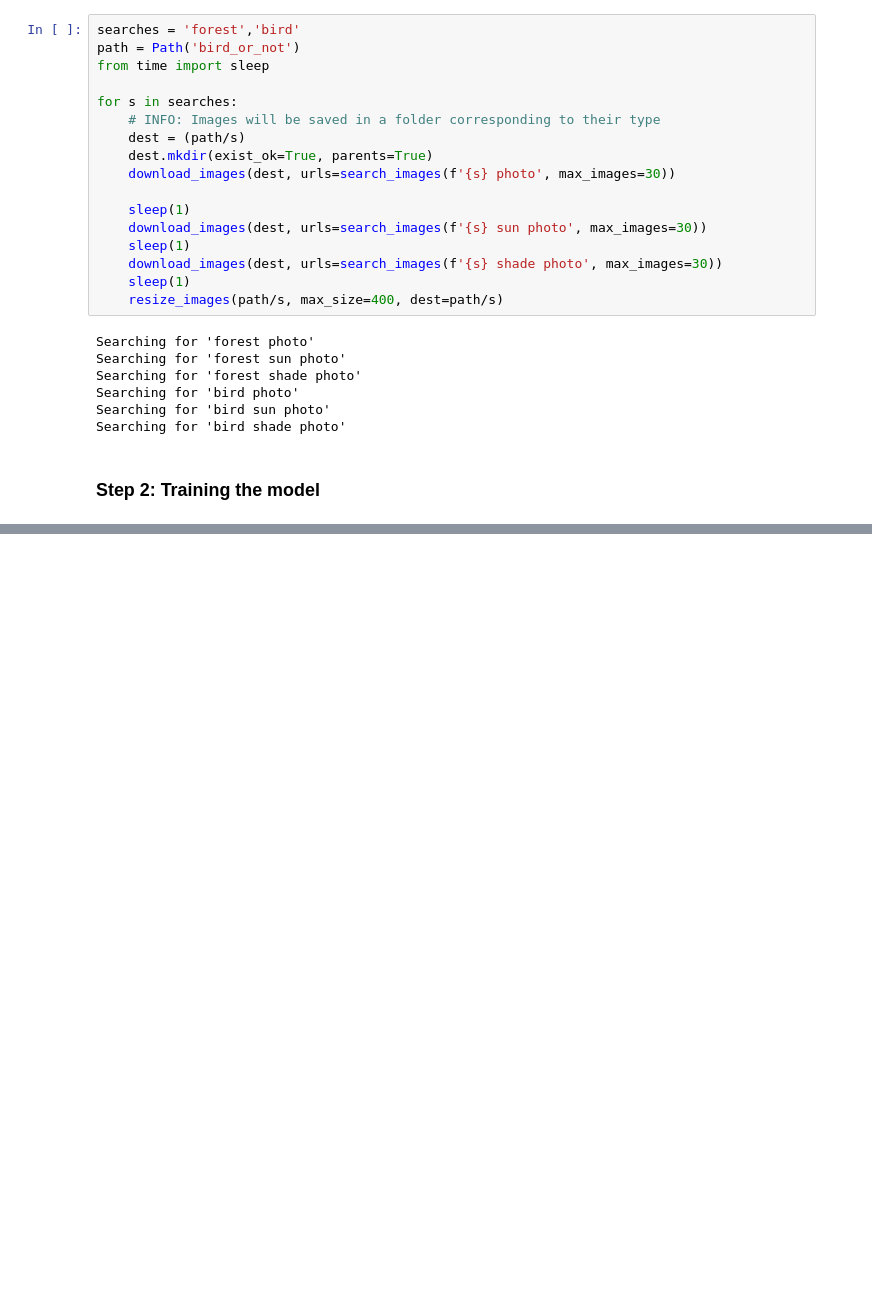
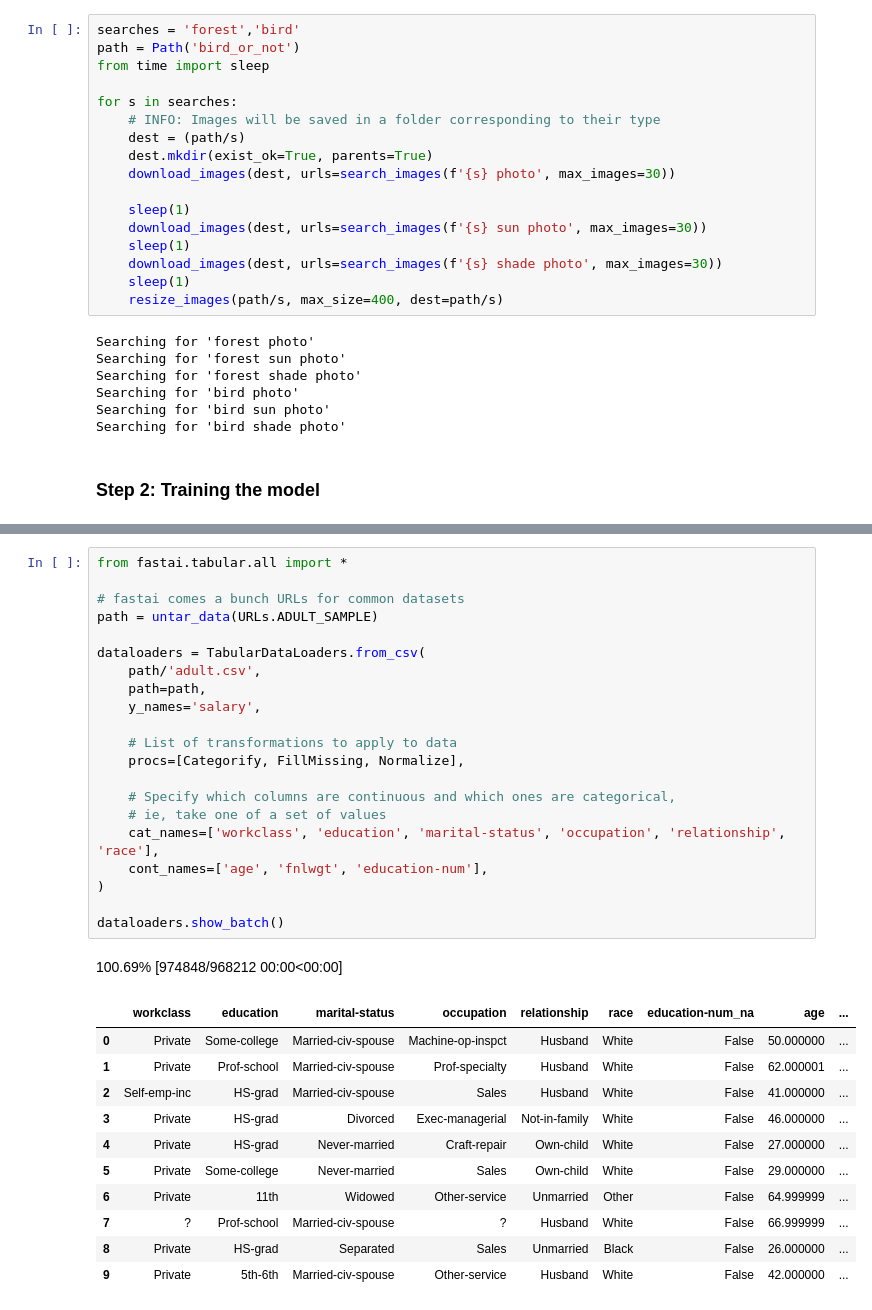
Before and after one commit to ysads/deep-learning, a Jupyter notebook: fastai-lesson-1.ipynb, the cells around one changed output, grey strips where cells are left out. Drawn from its saved outputs; the diff is of its cells as text; blank space fills up the shorter version.

Commit message:
fastai - lesson 1 | Version 3

```diff
--- a/fastai-lesson-1.ipynb
+++ b/fastai-lesson-1.ipynb
@@ -148,0 +208,34 @@ dls.show_batch(max_n=6)
+# %%
+from fastai.tabular.all import *
+
+# fastai comes a bunch URLs for common datasets
+path = untar_data(URLs.ADULT_SAMPLE)
+
+dataloaders = TabularDataLoaders.from_csv(
+    path/'adult.csv',
+    path=path,
+    y_names='salary',
+
+    # List of transformations to apply to data
+    procs=[Categorify, FillMissing, Normalize],
+
+    # Specify which columns are continuous and which ones are categorical,
+    # ie, take one of a set of values
+    cat_names=['workclass', 'education', 'marital-status', 'occupation', 'relationship', 'race'],
+    cont_names=['age', 'fnlwgt', 'education-num'],
+)
+
+dataloaders.show_batch()
+# %% [output]
+100.69% [974848/968212 00:00<00:00]
+|  | workclass | education | marital-status | occupation | relationship | race | education-num_na | age | ... |
+| 0 | Private | Some-college | Married-civ-spouse | Machine-op-inspct | Husband | White | False | 50.000000 | ... |
+| 1 | Private | Prof-school | Married-civ-spouse | Prof-specialty | Husband | White | False | 62.000001 | ... |
+| 2 | Self-emp-inc | HS-grad | Married-civ-spouse | Sales | Husband | White | False | 41.000000 | ... |
+| 3 | Private | HS-grad | Divorced | Exec-managerial | Not-in-family | White | False | 46.000000 | ... |
+| 4 | Private | HS-grad | Never-married | Craft-repair | Own-child | White | False | 27.000000 | ... |
+| 5 | Private | Some-college | Never-married | Sales | Own-child | White | False | 29.000000 | ... |
+| 6 | Private | 11th | Widowed | Other-service | Unmarried | Other | False | 64.999999 | ... |
+| 7 | ? | Prof-school | Married-civ-spouse | ? | Husband | White | False | 66.999999 | ... |
+| 8 | Private | HS-grad | Separated | Sales | Unmarried | Black | False | 26.000000 | ... |
+| 9 | Private | 5th-6th | Married-civ-spouse | Other-service | Husband | White | False | 42.000000 | ... |
```
Also changed, not shown: parts of 11 cells of this notebook.
